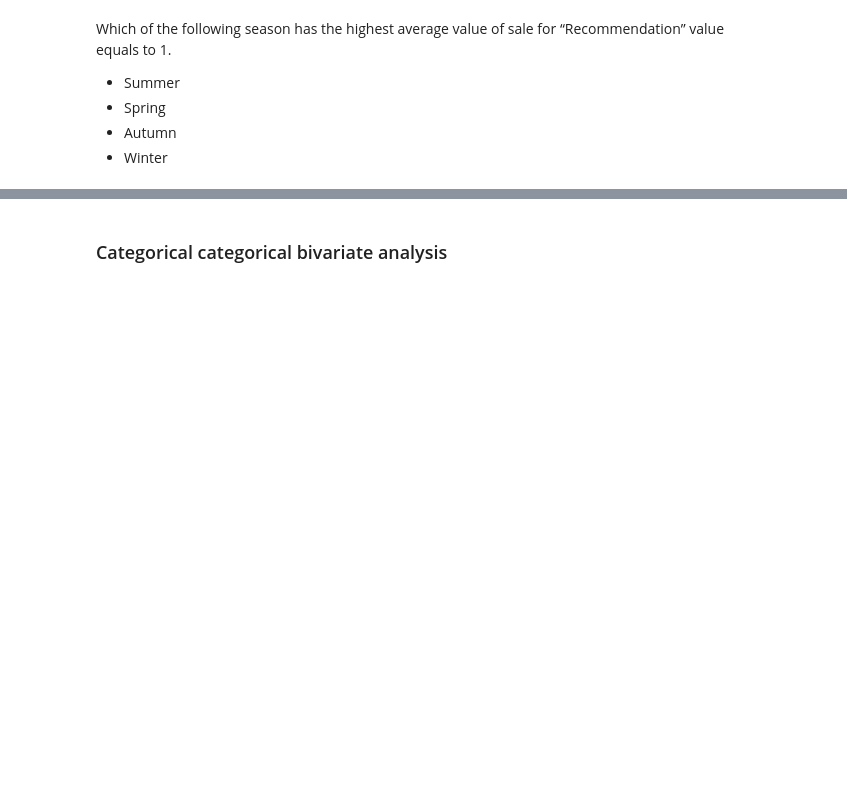
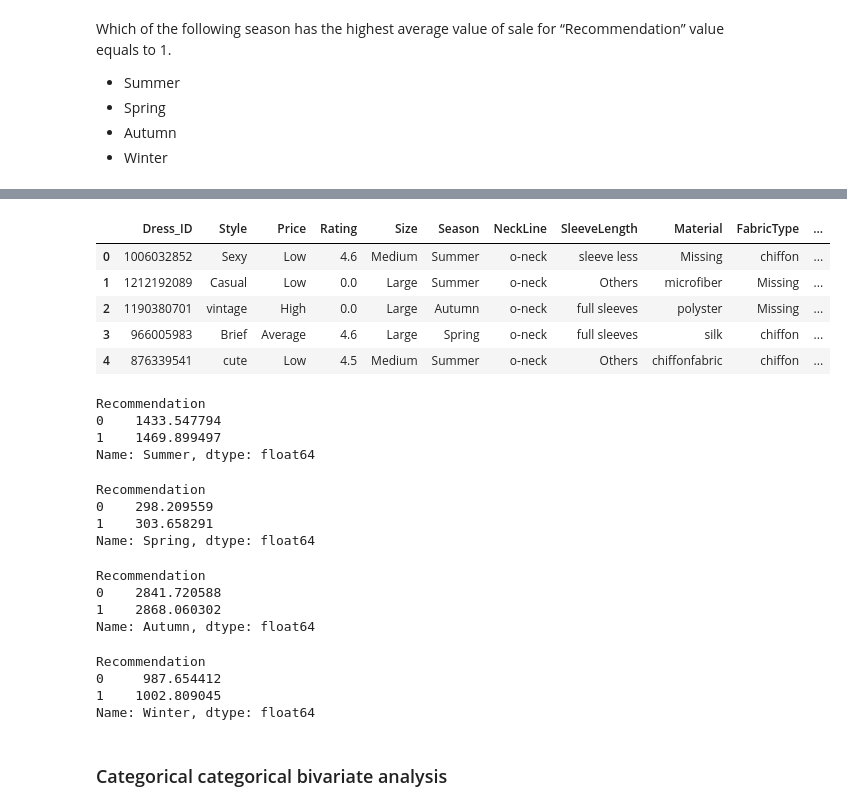
Before and after one commit to Milan1508/EDA-Upgrad-practise, a Jupyter notebook: Graded/EDA+Graded+Exercise.ipynb, the cells around one changed output, grey strips where cells are left out. Saved outputs shown, nothing was run; the diff lists cells and outputs as text; code cells hidden in the pictures; blank space fills up the shorter version.

```diff
--- a/Graded/EDA+Graded+Exercise.ipynb
+++ b/Graded/EDA+Graded+Exercise.ipynb
@@ -613,6 +661,42 @@ Which of the following season has the highest average value of sale for “Recom
+# %%
+inp0.head()
+# %% [output]
+|  | Dress_ID | Style | Price | Rating | Size | Season | NeckLine | SleeveLength | Material | FabricType | ... |
+| 0 | 1006032852 | Sexy | Low | 4.6 | Medium | Summer | o-neck | sleeve less | Missing | chiffon | ... |
+| 1 | 1212192089 | Casual | Low | 0.0 | Large | Summer | o-neck | Others | microfiber | Missing | ... |
+| 2 | 1190380701 | vintage | High | 0.0 | Large | Autumn | o-neck | full sleeves | polyster | Missing | ... |
+| 3 | 966005983 | Brief | Average | 4.6 | Large | Spring | o-neck | full sleeves | silk | chiffon | ... |
+| 4 | 876339541 | cute | Low | 4.5 | Medium | Summer | o-neck | Others | chiffonfabric | chiffon | ... |
+# %%
+# Summer sale vs Recommendation.
+print(inp0.groupby('Recommendation')['Summer'].mean())
+# sns.boxplot(inp0, x='Recommendation',y='Summer')
+# %% [output]
+Recommendation
+0    1433.547794
+1    1469.899497
+Name: Summer, dtype: float64
 # %%
-# Summer sale vs Recommendation.
+# Spring sale vs Recommendation.
+print(inp0.groupby('Recommendation')['Spring'].mean())
+# %% [output]
+Recommendation
+0    298.209559
+1    303.658291
+Name: Spring, dtype: float64
 # %%
-# Spring sale vs Recommendation.
+# Autumn sale vs Recommendation.
+print(inp0.groupby('Recommendation')['Autumn'].mean())
+# %% [output]
+Recommendation
+0    2841.720588
+1    2868.060302
+Name: Autumn, dtype: float64
 # %%
-# Autumn sale vs Recommendation.
+# Winter sale vs Recommendation.
+print(inp0.groupby('Recommendation')['Winter'].mean())
+# %% [output]
+Recommendation
+0     987.654412
+1    1002.809045
+Name: Winter, dtype: float64
```
Also changed, not shown: parts of 11 cells of this notebook.
